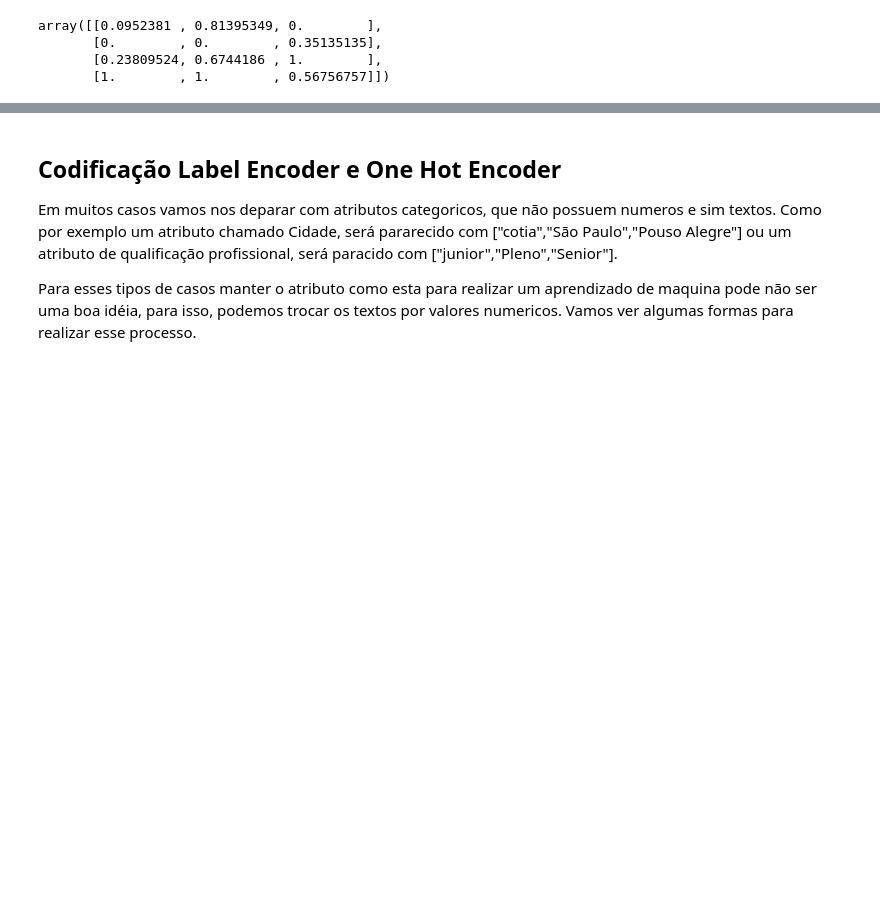
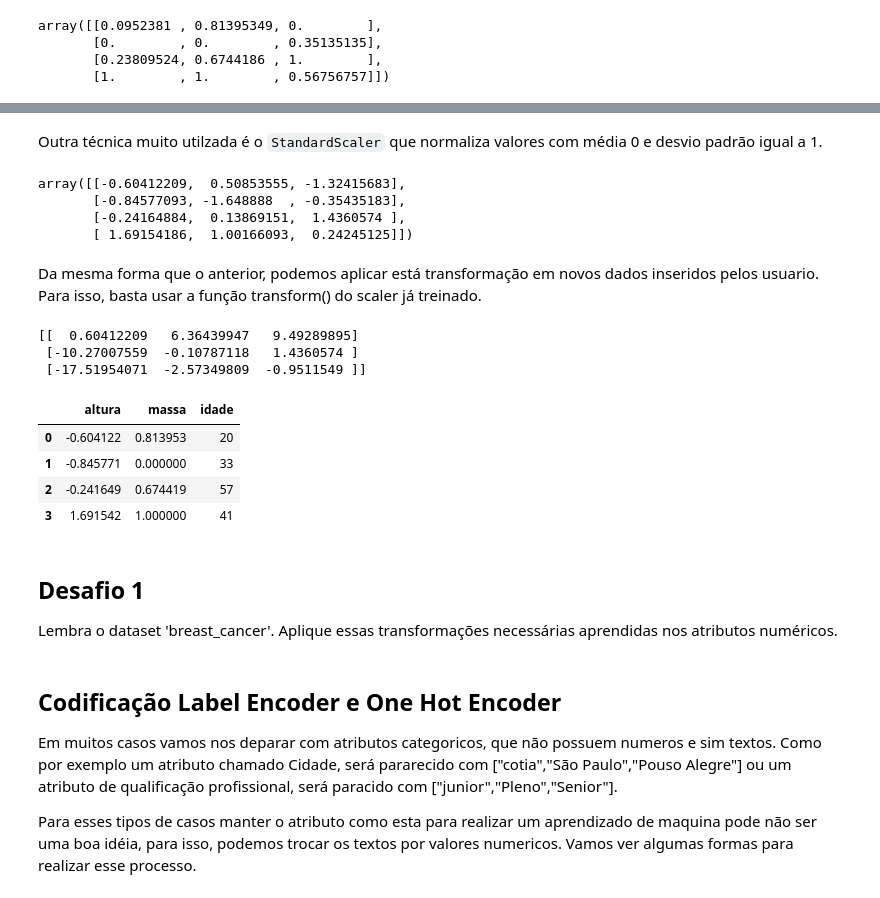
Before and after one commit to arnaldojr/DisruptiveArchitectures, a Jupyter notebook: material/aulas/lab04/dicasDePreprocessamento.ipynb, the cells around one changed output, grey strips where cells are left out. Cells and saved outputs as stored; diff of their text form; code cells hidden in the pictures; blank space fills up the shorter version.

```diff
--- a/material/aulas/lab04/dicasDePreprocessamento.ipynb
+++ b/material/aulas/lab04/dicasDePreprocessamento.ipynb
@@ -84,0 +88,78 @@ array([[-0.60412209,  0.50853555, -1.32415683],
+# %% [markdown]
+Outra técnica muito utilzada é o ``StandardScaler`` que normaliza valores com média 0 e desvio padrão igual a 1.
+# %%
+cols = ['altura (cm)', 'massa (kg)', 'idade (anos)']
+df = pd.DataFrame(np.array([
+                            [170, 90, 20], # altura (cm), massa (Kg), idade (anos)
+                            [168, 55, 33],
+                            [173, 84, 57],
+                            [189, 98, 41]
+                        ]),columns=cols)
+
+df.head()
+
+from sklearn.preprocessing import StandardScaler
+
+#Cria o objeto da classe standardScaler
+scaler_standard = StandardScaler()
+
+scaled_data = scaler_standard.fit_transform(df[cols])
+
+scaled_data
+# %% [output]
+array([[-0.60412209,  0.50853555, -1.32415683],
+       [-0.84577093, -1.648888  , -0.35435183],
+       [-0.24164884,  0.13869151,  1.4360574 ],
+       [ 1.69154186,  1.00166093,  0.24245125]])
+# %% [markdown]
+Da mesma forma que o anterior, podemos aplicar está transformação em novos dados inseridos pelos usuario. Para isso, basta usar a função transform() do scaler já treinado.
+# %%
+# Dados definidos pelo usuário
+novos_dados2 = pd.DataFrame({'altura (cm)': [180, 90, 30],
+                            'massa (kg)': [185, 80, 40],
+                            'idade (anos)': [165, 57, 25]})
+# Aplicando o scaler nos novos dados
+scaled_novos_dados2 = scaler_standard.transform(novos_dados2)
+
+print(scaled_novos_dados2)
+# %% [output]
+[[  0.60412209   6.36439947   9.49289895]
+ [-10.27007559  -0.10787118   1.4360574 ]
+ [-17.51954071  -2.57349809  -0.9511549 ]]
+# %%
+# transformações diferentes em no mesmo dataset
+from sklearn.preprocessing import MinMaxScaler
+from sklearn.preprocessing import StandardScaler
+
+
+cols = ['altura', 'massa', 'idade']
+df = pd.DataFrame(np.array([
+                            [170, 90, 20], # altura (cm), massa (Kg), idade (anos)
+                            [168, 55, 33],
+                            [173, 84, 57],
+                            [189, 98, 41]
+                        ]),columns=cols)
+
+#Cria o objeto da classe standardScaler e MinMaxScaler
+scaler_standard = StandardScaler()
+scaler_minmax = MinMaxScaler(feature_range=(0,1))
+
+# Aplica as transformações
+scaled_standard = scaler_standard.fit_transform(df[['altura']])
+scaled_minmax = scaler_minmax.fit_transform(df[['massa']])
+
+# atualiza o valor e mostra o resultado
+df[['altura']] = scaled_standard
+df[['massa']] = scaled_minmax
+
+df.head()
+# %% [output]
+|  | altura | massa | idade |
+| 0 | -0.604122 | 0.813953 | 20 |
+| 1 | -0.845771 | 0.000000 | 33 |
+| 2 | -0.241649 | 0.674419 | 57 |
+| 3 | 1.691542 | 1.000000 | 41 |
+# %% [markdown]
+## Desafio 1
+
+Lembra o dataset 'breast_cancer'. Aplique essas transformações necessárias aprendidas nos atributos numéricos.
```
Also changed, not shown: parts of 11 cells of this notebook.
